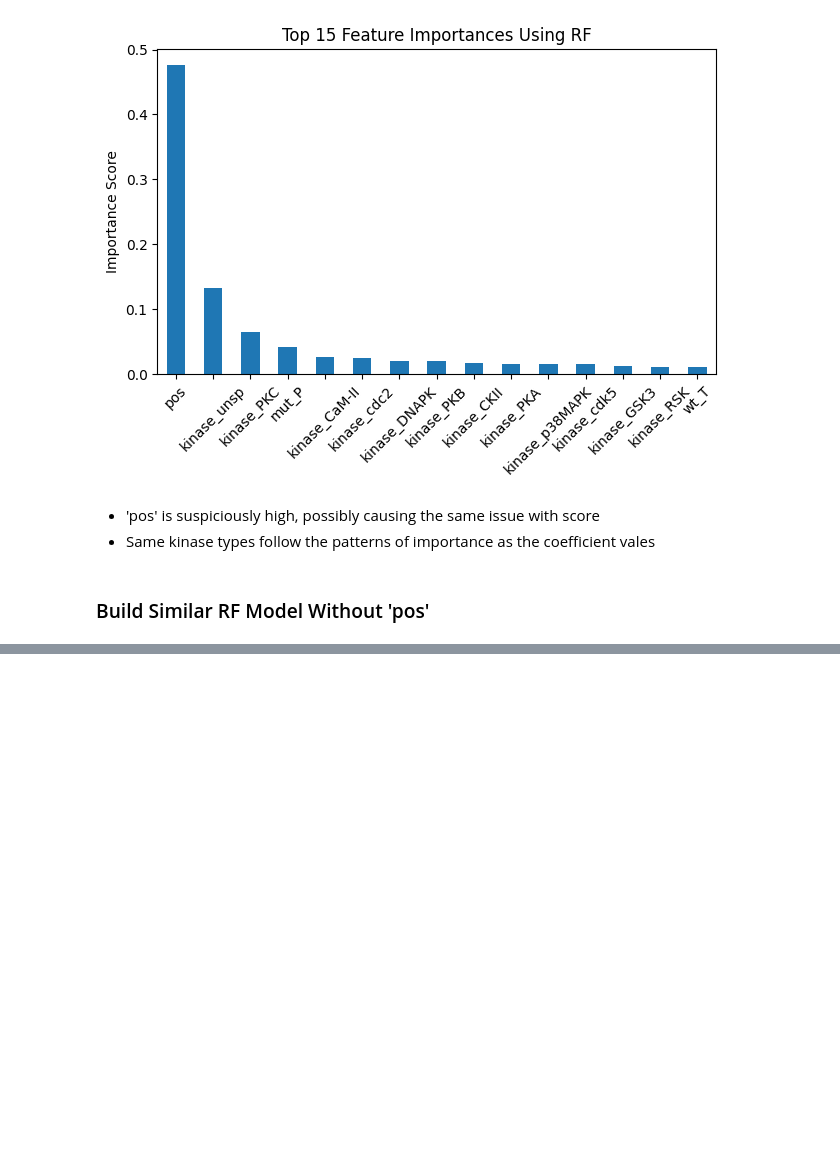
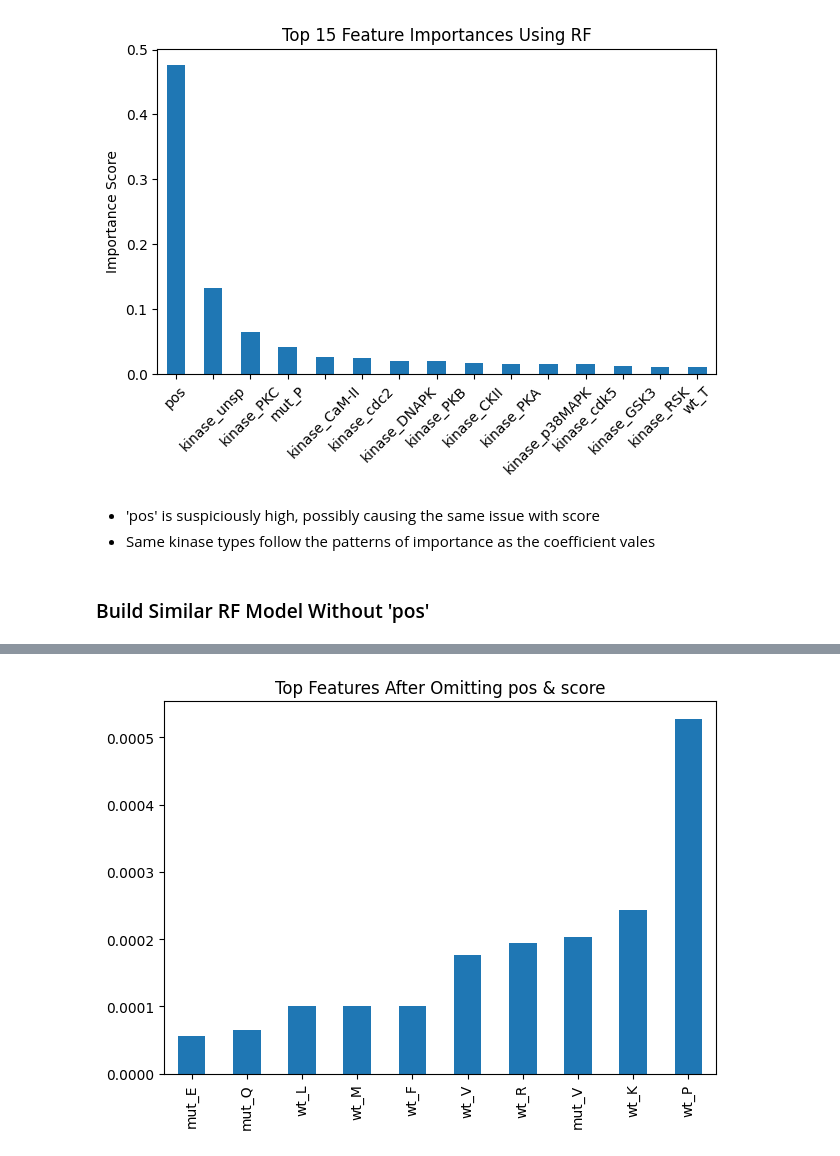
Before and after one commit to Ethan964/codon_pair_usage, a Jupyter notebook: modeling_evaluation.ipynb, the cells around one changed output, grey strips where cells are left out. Saved outputs shown, nothing was run; the diff lists cells and outputs as text; code cells hidden in the pictures; blank space fills up the shorter version.

Commit message:
Completed no pos or score RF modeling

```diff
--- a/modeling_evaluation.ipynb
+++ b/modeling_evaluation.ipynb
@@ -603,2 +599,25 @@ ValueError: not enough values to unpack (expected 4, got 2)
 # %%
-_
+# train test split data
+X_train, X_test, y_train, y_test = train_test_split(
+    X_encoded_no_pos_score, y, test_size=0.2, random_state=617, stratify=y
+)
+
+
+# initialize model
+rf_model_no_pos_score = RandomForestClassifier(
+    n_estimators=100,
+    class_weight='balanced',
+    random_state=617
+)
+
+# train model
+rf_model_no_pos_score.fit(X_train, y_train)
+
+# make predictions
+y_pred = rf_model_no_pos_score.predict(X_test)
+y_prob = rf_model_no_pos_score.predict_proba(X_test)[:, 1]
+
+# print performance metrics
+print('Classification Report Without pos:', classification_report(y_test, y_pred))
+print('ROC:', roc_auc_score(y_test, y_prob))
+print(confusion_matrix(y_test, y_pred))
@@ -604,0 +647,11 @@ _
+# %%
+importance_df = pd.Series(
+    rf_model_no_pos_score.feature_importances_,
+    index=X_encoded_no_pos_score.columns,
+).sort_values(ascending=True)
+
+importance_df.head(10).plot(kind='bar', title='Top Features After Omitting pos & score')
+plt.tight_layout()
+plt.show()
+# %% [output]
+[figure, added]
```
Also changed, not shown: parts of 3 cells of this notebook.
